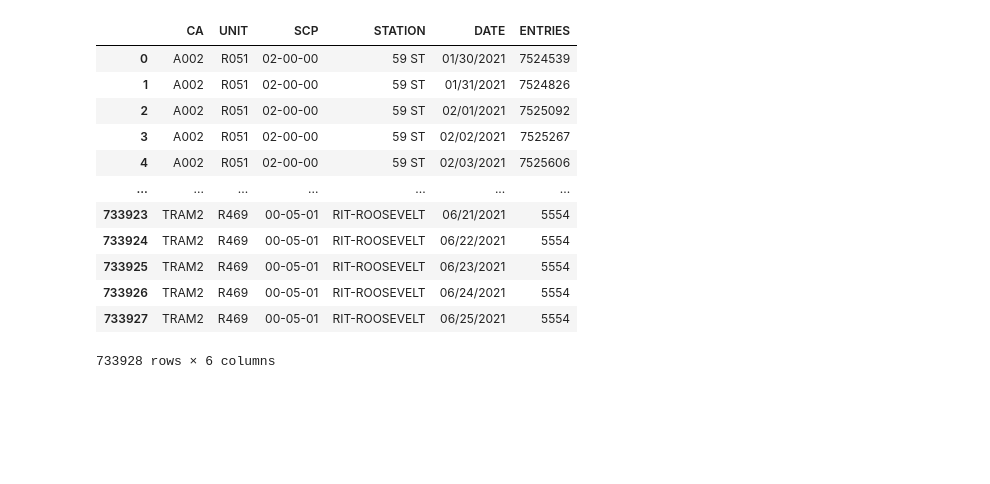
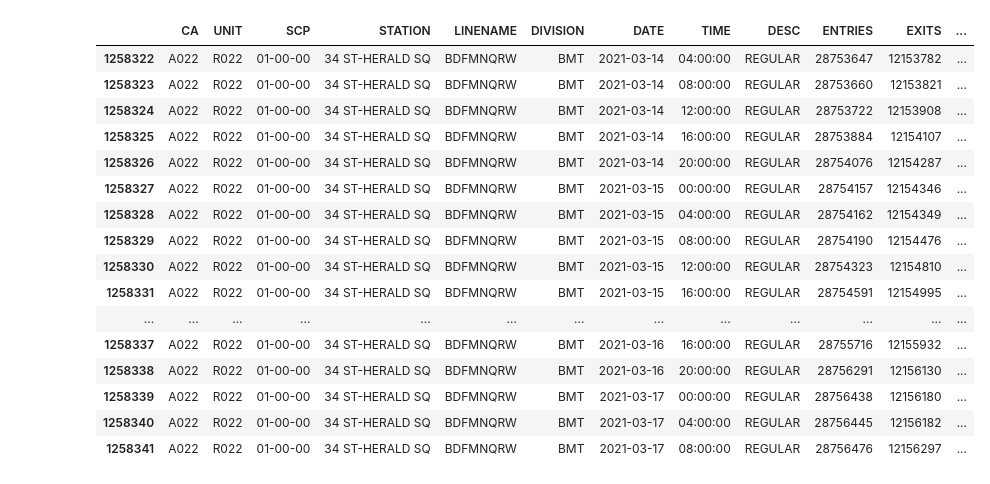
Before and after one commit to maneaterrbug/WTWY_metro_project_MR, a Jupyter notebook: jp_nb_mta_proc.ipynb, the cells around one changed output. Drawn from its saved outputs; the diff is of its cells as text; code cells hidden in the pictures; blank space fills up the shorter version.

```diff
--- a/jp_nb_mta_proc.ipynb
+++ b/jp_nb_mta_proc.ipynb
@@ -24,0 +10,4 @@ turnstiles_df
+# %%
+turnstiles_df['DATE'] = turnstiles_df['DATE'].astype('datetime64[ns]')
+turnstiles_df['STATION_LINE'] = turnstiles_df.STATION + ", " + turnstiles_df.LINENAME
+turnstiles_df.info()
@@ -25,20 +34,29 @@ turnstiles_df
 # %%
 turnstiles_daily = (turnstiles_df
-                        .groupby(["CA", "UNIT", "SCP", "STATION", "DATE"],as_index=False)
+                        .groupby(["CA", "UNIT", "SCP", "STATION_LINE", "DATE"],as_index=False)
                         .ENTRIES.first())
-turnstiles_daily
+
+turnstiles_hourly = turnstiles_df.copy()
+turnstiles_hourly = turnstiles_hourly[turnstiles_hourly.TIME.isin(['00:00:00','04:00:00','08:00:00','12:00:00','16:00:00','20:00:00','24:00:00'])]
+
+turnstiles_hourly['HOURLY_AMT'] = turnstiles_hourly.groupby(["CA", "UNIT", "SCP", "STATION_LINE"]).ENTRIES.diff()
+turnstiles_hourly[turnstiles_hourly.STATION_LINE =='34 ST-HERALD SQ, BDFMNQRW'].head(20)
 # %% [output]
-|  | CA | UNIT | SCP | STATION | DATE | ENTRIES |
-| 0 | A002 | R051 | 02-00-00 | 59 ST | 01/30/2021 | 7524539 |
-| 1 | A002 | R051 | 02-00-00 | 59 ST | 01/31/2021 | 7524826 |
-| 2 | A002 | R051 | 02-00-00 | 59 ST | 02/01/2021 | 7525092 |
-| 3 | A002 | R051 | 02-00-00 | 59 ST | 02/02/2021 | 7525267 |
-| 4 | A002 | R051 | 02-00-00 | 59 ST | 02/03/2021 | 7525606 |
-| ... | ... | ... | ... | ... | ... | ... |
-| 733923 | TRAM2 | R469 | 00-05-01 | RIT-ROOSEVELT | 06/21/2021 | 5554 |
-| 733924 | TRAM2 | R469 | 00-05-01 | RIT-ROOSEVELT | 06/22/2021 | 5554 |
-| 733925 | TRAM2 | R469 | 00-05-01 | RIT-ROOSEVELT | 06/23/2021 | 5554 |
-| 733926 | TRAM2 | R469 | 00-05-01 | RIT-ROOSEVELT | 06/24/2021 | 5554 |
-| 733927 | TRAM2 | R469 | 00-05-01 | RIT-ROOSEVELT | 06/25/2021 | 5554 |
+|  | CA | UNIT | SCP | STATION | LINENAME | DIVISION | DATE | TIME | DESC | ENTRIES | EXITS | ... |
+| 1258322 | A022 | R022 | 01-00-00 | 34 ST-HERALD SQ | BDFMNQRW | BMT | 2021-03-14 | 04:00:00 | REGULAR | 28753647 | 12153782 | ... |
+| 1258323 | A022 | R022 | 01-00-00 | 34 ST-HERALD SQ | BDFMNQRW | BMT | 2021-03-14 | 08:00:00 | REGULAR | 28753660 | 12153821 | ... |
+| 1258324 | A022 | R022 | 01-00-00 | 34 ST-HERALD SQ | BDFMNQRW | BMT | 2021-03-14 | 12:00:00 | REGULAR | 28753722 | 12153908 | ... |
+| 1258325 | A022 | R022 | 01-00-00 | 34 ST-HERALD SQ | BDFMNQRW | BMT | 2021-03-14 | 16:00:00 | REGULAR | 28753884 | 12154107 | ... |
+| 1258326 | A022 | R022 | 01-00-00 | 34 ST-HERALD SQ | BDFMNQRW | BMT | 2021-03-14 | 20:00:00 | REGULAR | 28754076 | 12154287 | ... |
+| 1258327 | A022 | R022 | 01-00-00 | 34 ST-HERALD SQ | BDFMNQRW | BMT | 2021-03-15 | 00:00:00 | REGULAR | 28754157 | 12154346 | ... |
+| 1258328 | A022 | R022 | 01-00-00 | 34 ST-HERALD SQ | BDFMNQRW | BMT | 2021-03-15 | 04:00:00 | REGULAR | 28754162 | 12154349 | ... |
+| 1258329 | A022 | R022 | 01-00-00 | 34 ST-HERALD SQ | BDFMNQRW | BMT | 2021-03-15 | 08:00:00 | REGULAR | 28754190 | 12154476 | ... |
+| 1258330 | A022 | R022 | 01-00-00 | 34 ST-HERALD SQ | BDFMNQRW | BMT | 2021-03-15 | 12:00:00 | REGULAR | 28754323 | 12154810 | ... |
+| 1258331 | A022 | R022 | 01-00-00 | 34 ST-HERALD SQ | BDFMNQRW | BMT | 2021-03-15 | 16:00:00 | REGULAR | 28754591 | 12154995 | ... |
+| ... | ... | ... | ... | ... | ... | ... | ... | ... | ... | ... | ... | ... |
+| 1258337 | A022 | R022 | 01-00-00 | 34 ST-HERALD SQ | BDFMNQRW | BMT | 2021-03-16 | 16:00:00 | REGULAR | 28755716 | 12155932 | ... |
+| 1258338 | A022 | R022 | 01-00-00 | 34 ST-HERALD SQ | BDFMNQRW | BMT | 2021-03-16 | 20:00:00 | REGULAR | 28756291 | 12156130 | ... |
+| 1258339 | A022 | R022 | 01-00-00 | 34 ST-HERALD SQ | BDFMNQRW | BMT | 2021-03-17 | 00:00:00 | REGULAR | 28756438 | 12156180 | ... |
+| 1258340 | A022 | R022 | 01-00-00 | 34 ST-HERALD SQ | BDFMNQRW | BMT | 2021-03-17 | 04:00:00 | REGULAR | 28756445 | 12156182 | ... |
+| 1258341 | A022 | R022 | 01-00-00 | 34 ST-HERALD SQ | BDFMNQRW | BMT | 2021-03-17 | 08:00:00 | REGULAR | 28756476 | 12156297 | ... |
-733928 rows × 6 columns
 # %%
```
Also changed, not shown: parts of 17 cells of this notebook, 8 other files.
